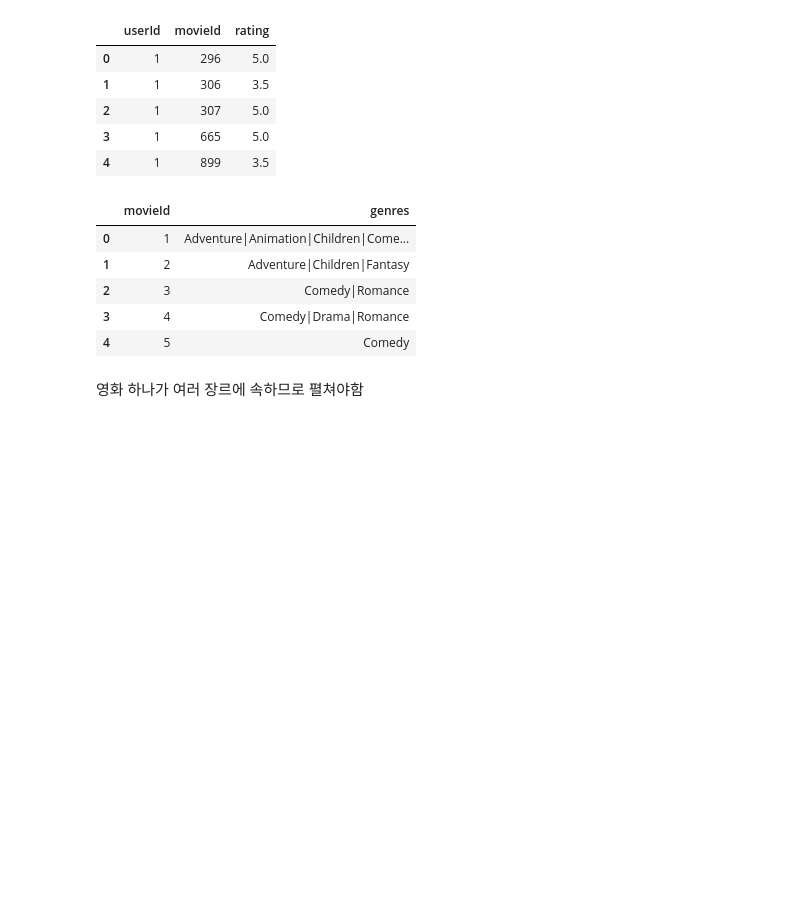
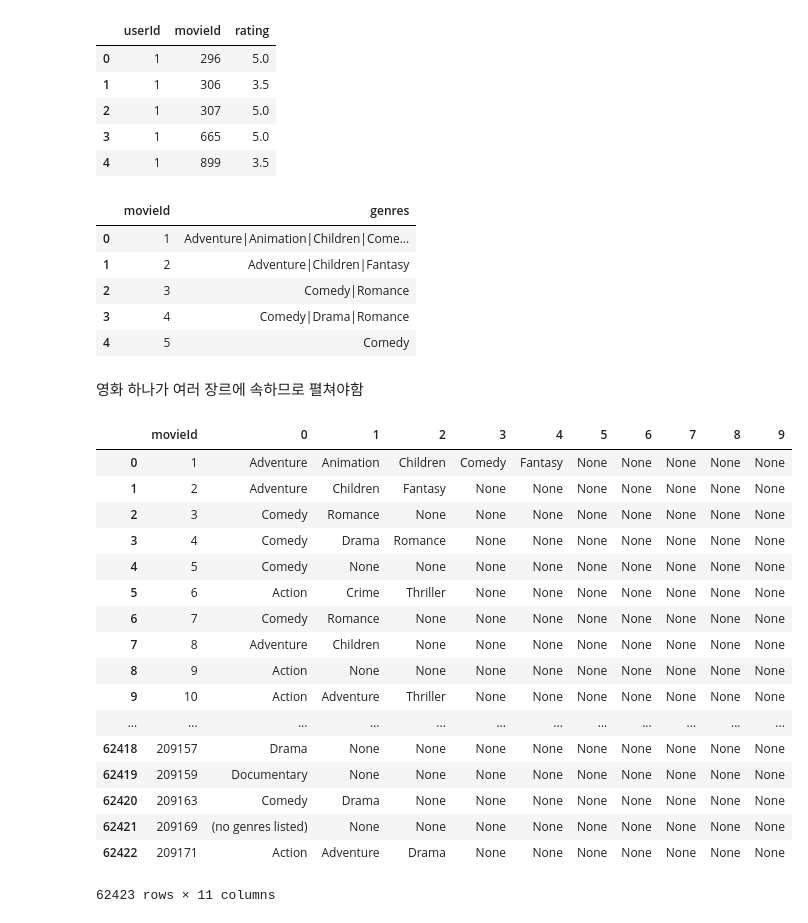
Before and after one commit to HeuiSum/Experiments, a Jupyter notebook: graph_database.ipynb, the cells around one changed output. Cells and saved outputs as stored; diff of their text form; code cells hidden in the pictures; blank space fills up the shorter version.

```diff
--- a/graph_database.ipynb
+++ b/graph_database.ipynb
@@ -103,3 +103,28 @@ movies_genres_df.head()
 | 4 | 5 | Comedy |
 # %% [markdown]
 영화 하나가 여러 장르에 속하므로 펼쳐야함
+# %%
+movies_genres_df.drop('genres', axis=1, inplace=True)
+# %%
+movies_genres_df = pd.merge(movies_genres_df, movies['genres'].str.split("|", expand=True),left_index=True,  right_index=True)
+# %%
+movies_genres_df
+# %% [output]
+|  | movieId | 0 | 1 | 2 | 3 | 4 | 5 | 6 | 7 | 8 | 9 |
+| 0 | 1 | Adventure | Animation | Children | Comedy | Fantasy | None | None | None | None | None |
+| 1 | 2 | Adventure | Children | Fantasy | None | None | None | None | None | None | None |
+| 2 | 3 | Comedy | Romance | None | None | None | None | None | None | None | None |
+| 3 | 4 | Comedy | Drama | Romance | None | None | None | None | None | None | None |
+| 4 | 5 | Comedy | None | None | None | None | None | None | None | None | None |
+| 5 | 6 | Action | Crime | Thriller | None | None | None | None | None | None | None |
+| 6 | 7 | Comedy | Romance | None | None | None | None | None | None | None | None |
+| 7 | 8 | Adventure | Children | None | None | None | None | None | None | None | None |
+| 8 | 9 | Action | None | None | None | None | None | None | None | None | None |
+| 9 | 10 | Action | Adventure | Thriller | None | None | None | None | None | None | None |
+| ... | ... | ... | ... | ... | ... | ... | ... | ... | ... | ... | ... |
+| 62418 | 209157 | Drama | None | None | None | None | None | None | None | None | None |
+| 62419 | 209159 | Documentary | None | None | None | None | None | None | None | None | None |
+| 62420 | 209163 | Comedy | Drama | None | None | None | None | None | None | None | None |
+| 62421 | 209169 | (no genres listed) | None | None | None | None | None | None | None | None | None |
+| 62422 | 209171 | Action | Adventure | Drama | None | None | None | None | None | None | None |
+62423 rows × 11 columns
```
Also changed, not shown: parts of 2 cells of this notebook.
